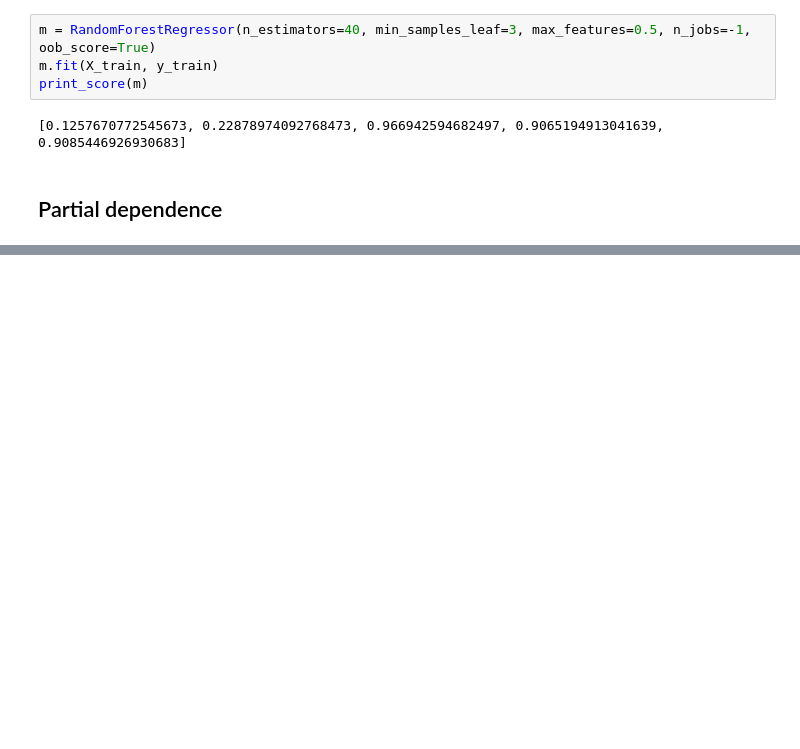
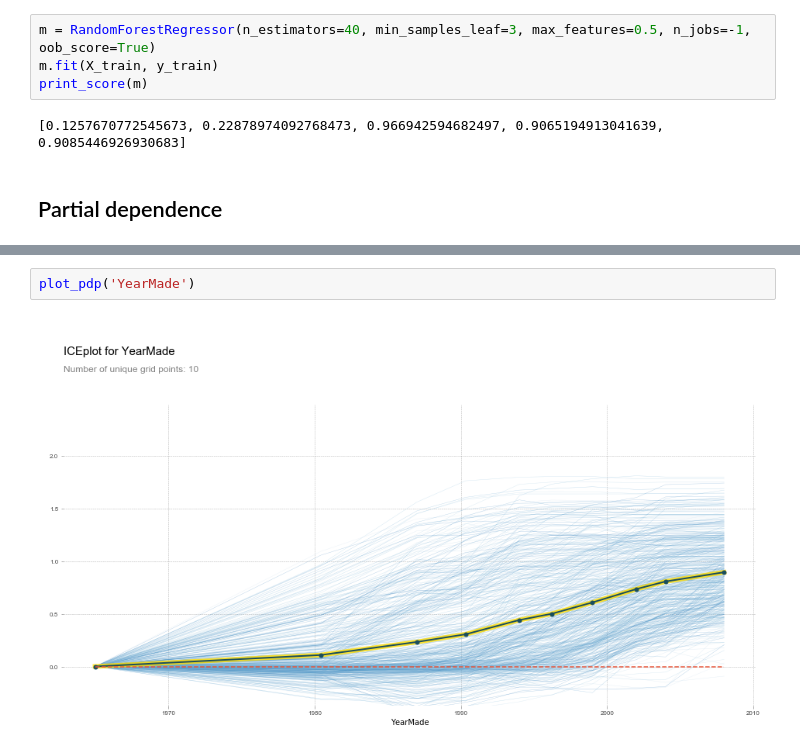
Before and after one commit to ViswanathRavindran/FastAi-ML, a Jupyter notebook: FastAi-ML2.ipynb, the cells around one changed output, grey strips where cells are left out. Drawn from its saved outputs; the diff is of its cells as text; blank space fills up the shorter version.

```diff
--- a/FastAi-ML2.ipynb
+++ b/FastAi-ML2.ipynb
@@ -286,0 +322,4 @@ print_score(m)
+# %%
+plot_pdp('YearMade')
+# %% [output]
+[figure, added]
```
Also changed, not shown: parts of 44 cells of this notebook.
